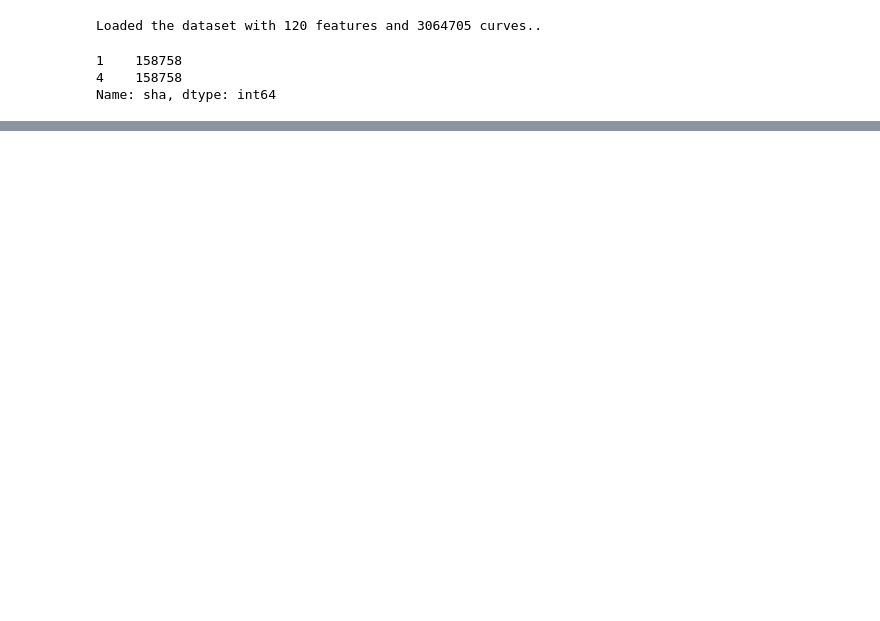
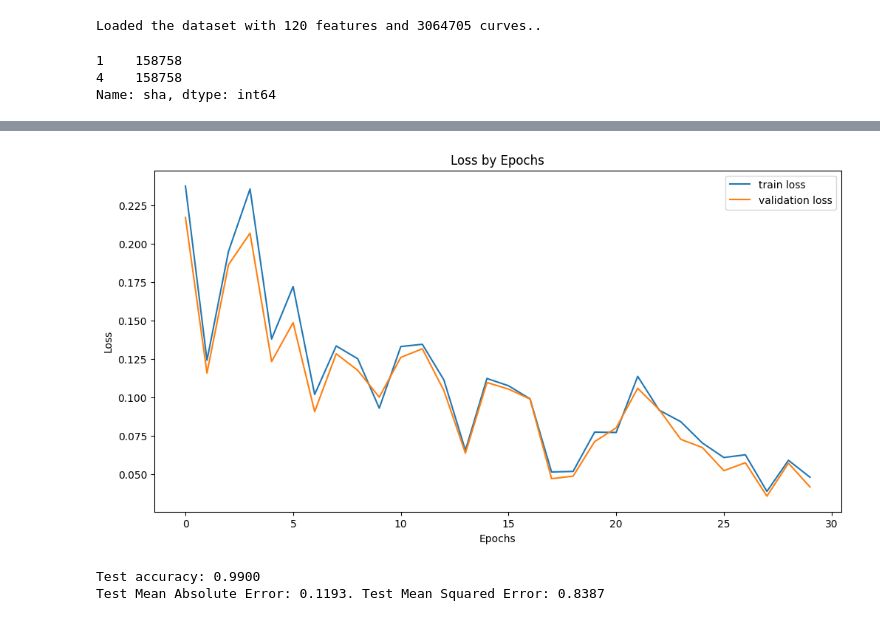
Before and after one commit to BarinderBanwait/ml_rnt, a Jupyter notebook: notebooks/ShaPrediction_BSDFeatures.ipynb, the cells around one changed output, grey strips where cells are left out. Saved outputs shown, nothing was run; the diff lists cells and outputs as text; code cells hidden in the pictures; blank space fills up the shorter version.

```diff
--- a/notebooks/ShaPrediction_BSDFeatures.ipynb
+++ b/notebooks/ShaPrediction_BSDFeatures.ipynb
@@ -128,0 +95,13 @@ executor.test(model, test_dataset, evaluator, if_regression = True)
+# %%
+utils.plot_train_loss_hist(train_loss_hist, val_loss_hist)
+# %% [output]
+[figure, added]
+# %%
+acc = executor.test(model, test_dataset, evaluator, if_regression = True)
+mae = executor.test(model, test_dataset, mean_absolute_error, if_regression = True)
+mse = executor.test(model, test_dataset, mean_squared_error, if_regression = True)
+print(f"Test accuracy: {acc:0.4f}")
+print(f"Test Mean Absolute Error: {mae:0.4f}. Test Mean Squared Error: {mse:0.4f}")
+# %% [output]
+Test accuracy: 0.9900
+Test Mean Absolute Error: 0.1193. Test Mean Squared Error: 0.8387
```
Also changed, not shown: parts of 6 cells of this notebook, 4 other files.
